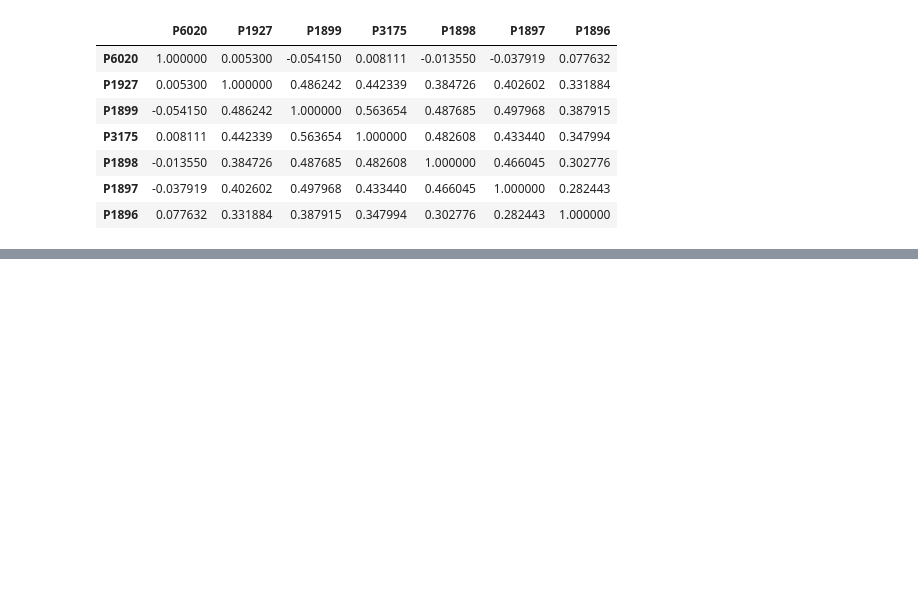
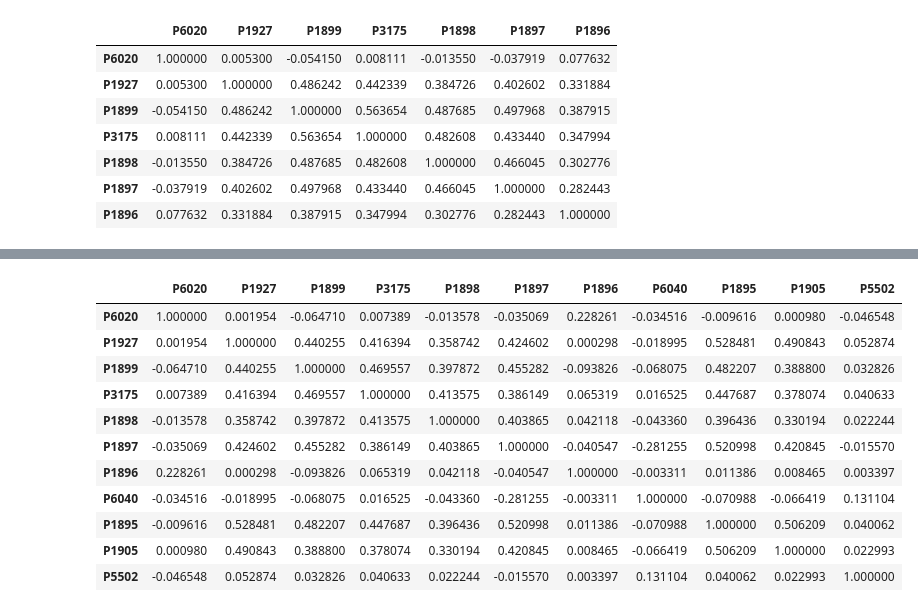
Before and after one commit to Sebast68h/PROYECTO-1-DATA, a Jupyter notebook: Proyecto1.ipynb, the cells around one changed output, grey strips where cells are left out. Cells and saved outputs as stored; diff of their text form; code cells hidden in the pictures; blank space fills up the shorter version.

```diff
--- a/Proyecto1.ipynb
+++ b/Proyecto1.ipynb
@@ -155,0 +204,15 @@ datos_limpios[variables].corr(method= "spearman")
+# %%
+usable.corr()
+# %% [output]
+|  | P6020 | P1927 | P1899 | P3175 | P1898 | P1897 | P1896 | P6040 | P1895 | P1905 | P5502 |
+| P6020 | 1.000000 | 0.001954 | -0.064710 | 0.007389 | -0.013578 | -0.035069 | 0.228261 | -0.034516 | -0.009616 | 0.000980 | -0.046548 |
+| P1927 | 0.001954 | 1.000000 | 0.440255 | 0.416394 | 0.358742 | 0.424602 | 0.000298 | -0.018995 | 0.528481 | 0.490843 | 0.052874 |
+| P1899 | -0.064710 | 0.440255 | 1.000000 | 0.469557 | 0.397872 | 0.455282 | -0.093826 | -0.068075 | 0.482207 | 0.388800 | 0.032826 |
+| P3175 | 0.007389 | 0.416394 | 0.469557 | 1.000000 | 0.413575 | 0.386149 | 0.065319 | 0.016525 | 0.447687 | 0.378074 | 0.040633 |
+| P1898 | -0.013578 | 0.358742 | 0.397872 | 0.413575 | 1.000000 | 0.403865 | 0.042118 | -0.043360 | 0.396436 | 0.330194 | 0.022244 |
+| P1897 | -0.035069 | 0.424602 | 0.455282 | 0.386149 | 0.403865 | 1.000000 | -0.040547 | -0.281255 | 0.520998 | 0.420845 | -0.015570 |
+| P1896 | 0.228261 | 0.000298 | -0.093826 | 0.065319 | 0.042118 | -0.040547 | 1.000000 | -0.003311 | 0.011386 | 0.008465 | 0.003397 |
+| P6040 | -0.034516 | -0.018995 | -0.068075 | 0.016525 | -0.043360 | -0.281255 | -0.003311 | 1.000000 | -0.070988 | -0.066419 | 0.131104 |
+| P1895 | -0.009616 | 0.528481 | 0.482207 | 0.447687 | 0.396436 | 0.520998 | 0.011386 | -0.070988 | 1.000000 | 0.506209 | 0.040062 |
+| P1905 | 0.000980 | 0.490843 | 0.388800 | 0.378074 | 0.330194 | 0.420845 | 0.008465 | -0.066419 | 0.506209 | 1.000000 | 0.022993 |
+| P5502 | -0.046548 | 0.052874 | 0.032826 | 0.040633 | 0.022244 | -0.015570 | 0.003397 | 0.131104 | 0.040062 | 0.022993 | 1.000000 |
```
Also changed, not shown: parts of 6 cells of this notebook.
